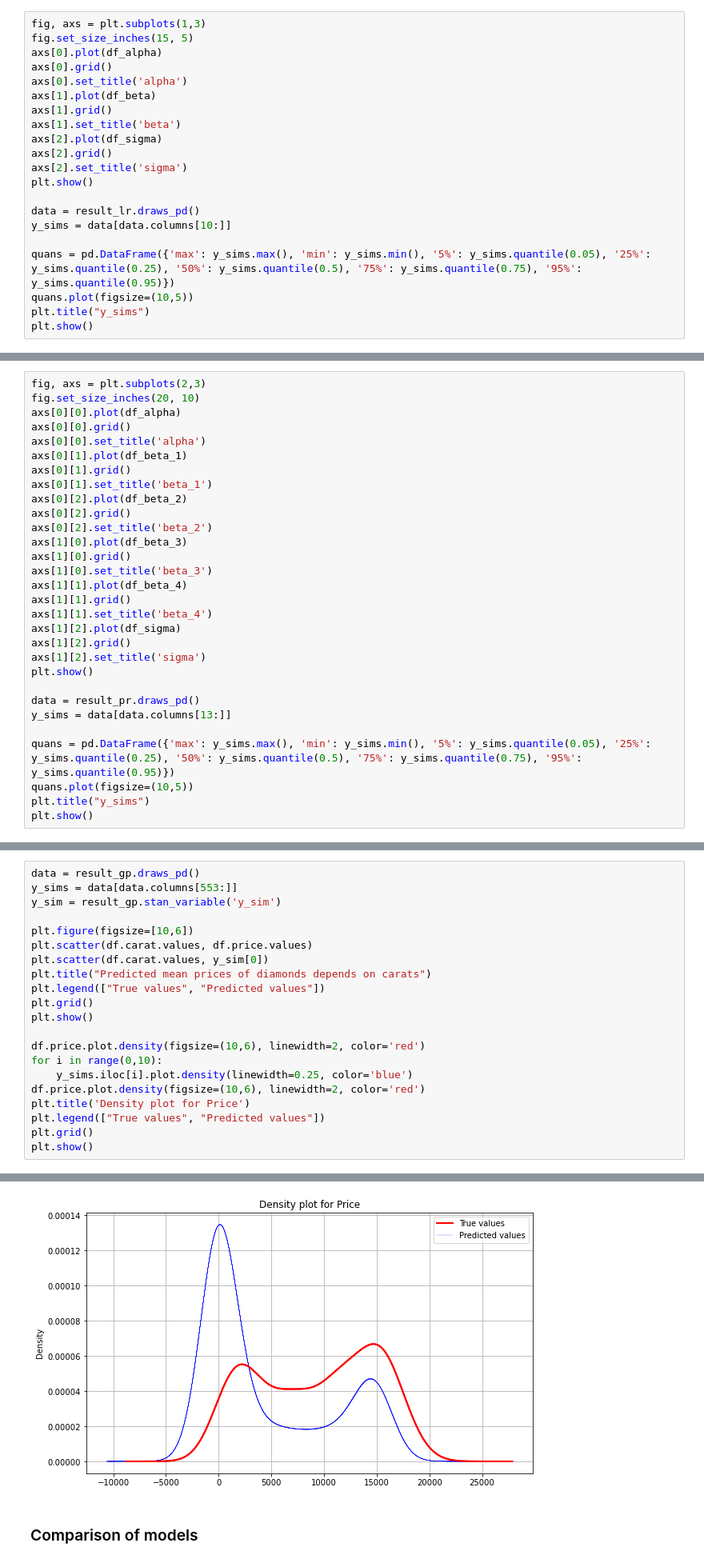
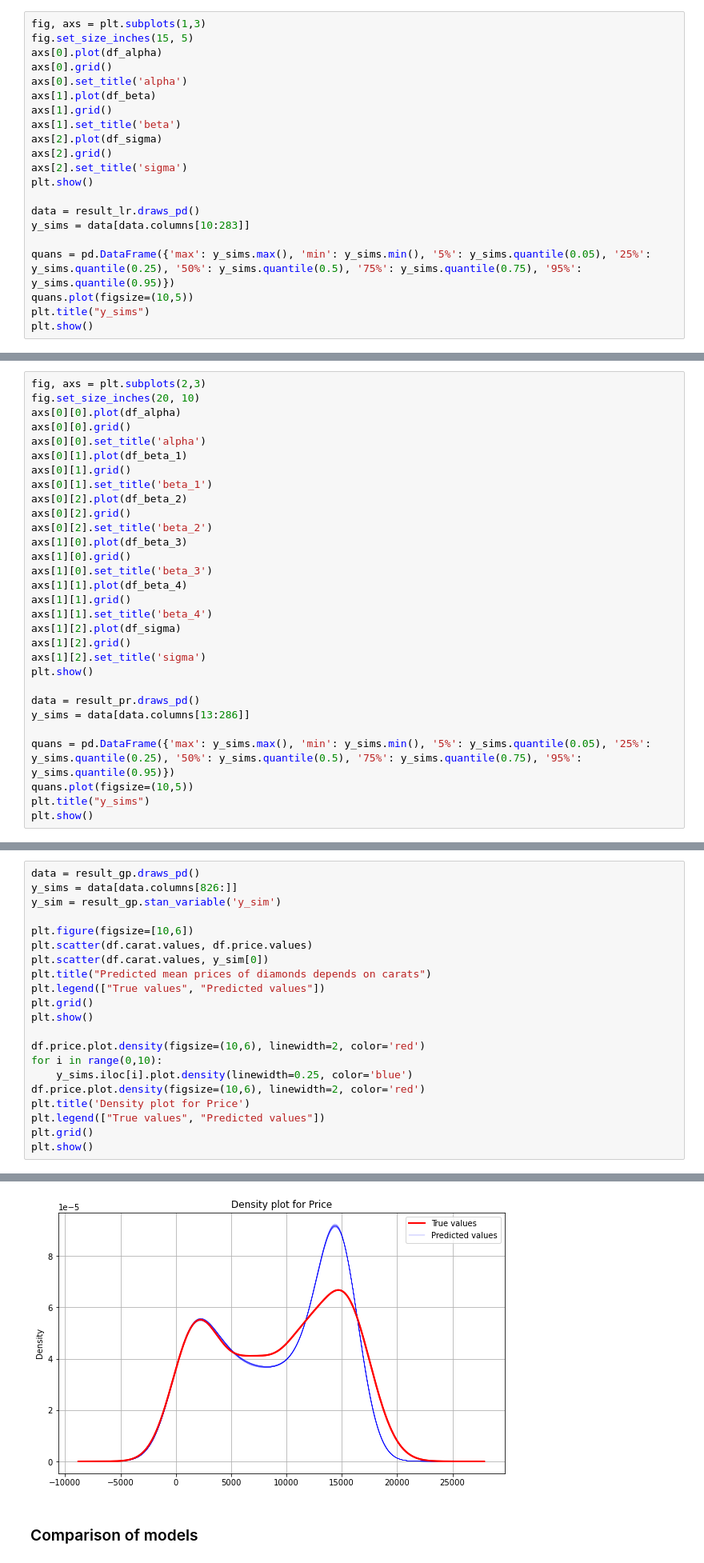
Before and after one commit to Mar-Ber/DA_DiamondModel, a Jupyter notebook: analysis.ipynb, the cells around one changed output, grey strips where cells are left out. Shown at 80% size. Cells and saved outputs as stored; diff of their text form.

```diff
--- a/analysis.ipynb
+++ b/analysis.ipynb
@@ -102,7 +89,7 @@ axs[2].set_title('sigma')
 plt.show()
 
 data = result_lr.draws_pd()
-y_sims = data[data.columns[10:]]
+y_sims = data[data.columns[10:283]]
 
 quans = pd.DataFrame({'max': y_sims.max(), 'min': y_sims.min(), '5%': y_sims.quantile(0.05), '25%': y_sims.quantile(0.25), '50%': y_sims.quantile(0.5), '75%': y_sims.quantile(0.75), '95%': y_sims.quantile(0.95)})
 quans.plot(figsize=(10,5))
@@ -230,7 +204,7 @@ axs[1][2].set_title('sigma')
 plt.show()
 
 data = result_pr.draws_pd()
-y_sims = data[data.columns[13:]]
+y_sims = data[data.columns[13:286]]
 
 quans = pd.DataFrame({'max': y_sims.max(), 'min': y_sims.min(), '5%': y_sims.quantile(0.05), '25%': y_sims.quantile(0.25), '50%': y_sims.quantile(0.5), '75%': y_sims.quantile(0.75), '95%': y_sims.quantile(0.95)})
 quans.plot(figsize=(10,5))
@@ -334,6 +295,6 @@ INFO:cmdstanpy:CmdStan done processing.
 # %%
 data = result_gp.draws_pd()
-y_sims = data[data.columns[553:]]
+y_sims = data[data.columns[826:]]
 y_sim = result_gp.stan_variable('y_sim')
 
 plt.figure(figsize=[10,6])
@@ -357,4 +335,4 @@ plt.show()
-[figure, old version]
+[figure, new version]
 # %% [markdown]
 ### Comparison of models
 # %%
```
Also changed, not shown: parts of 11 cells of this notebook, 2 other files.
